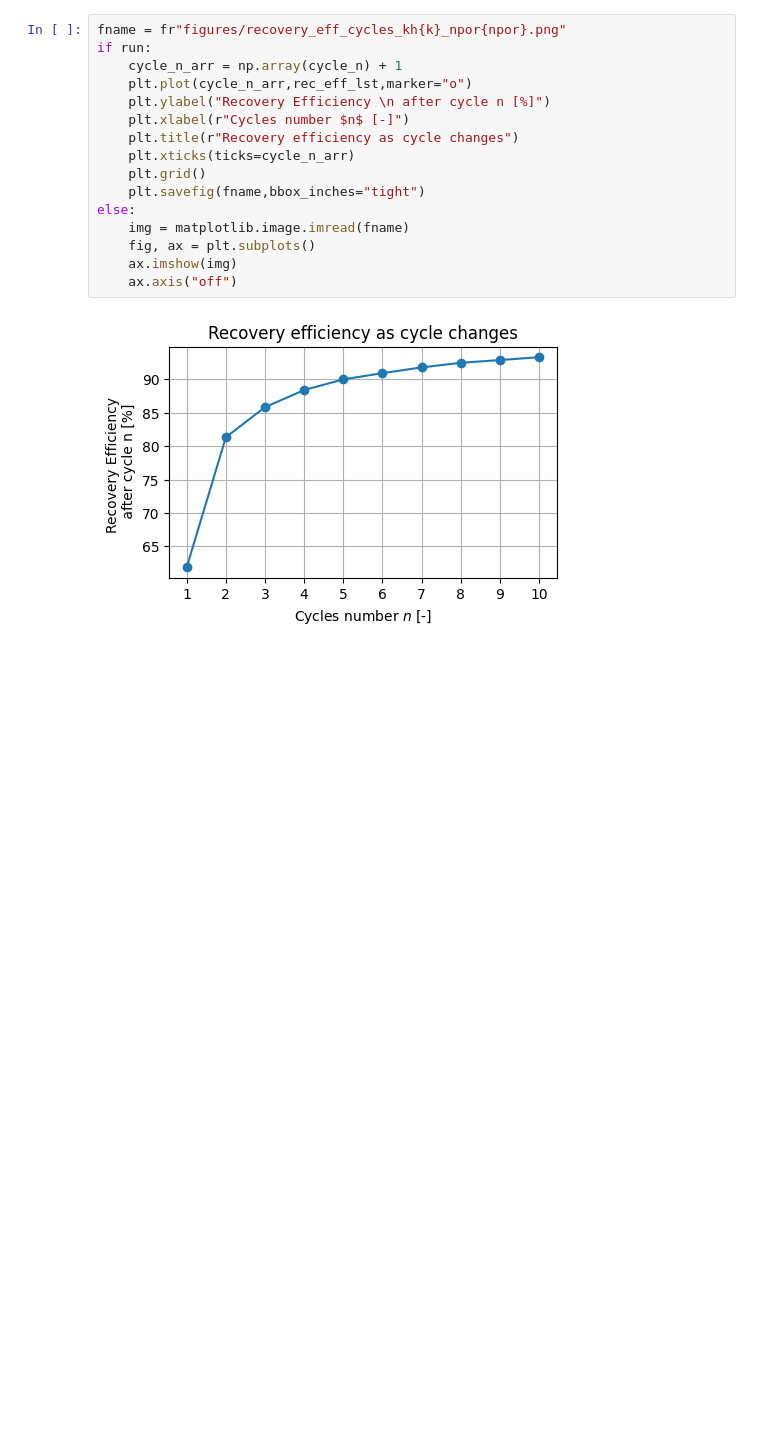
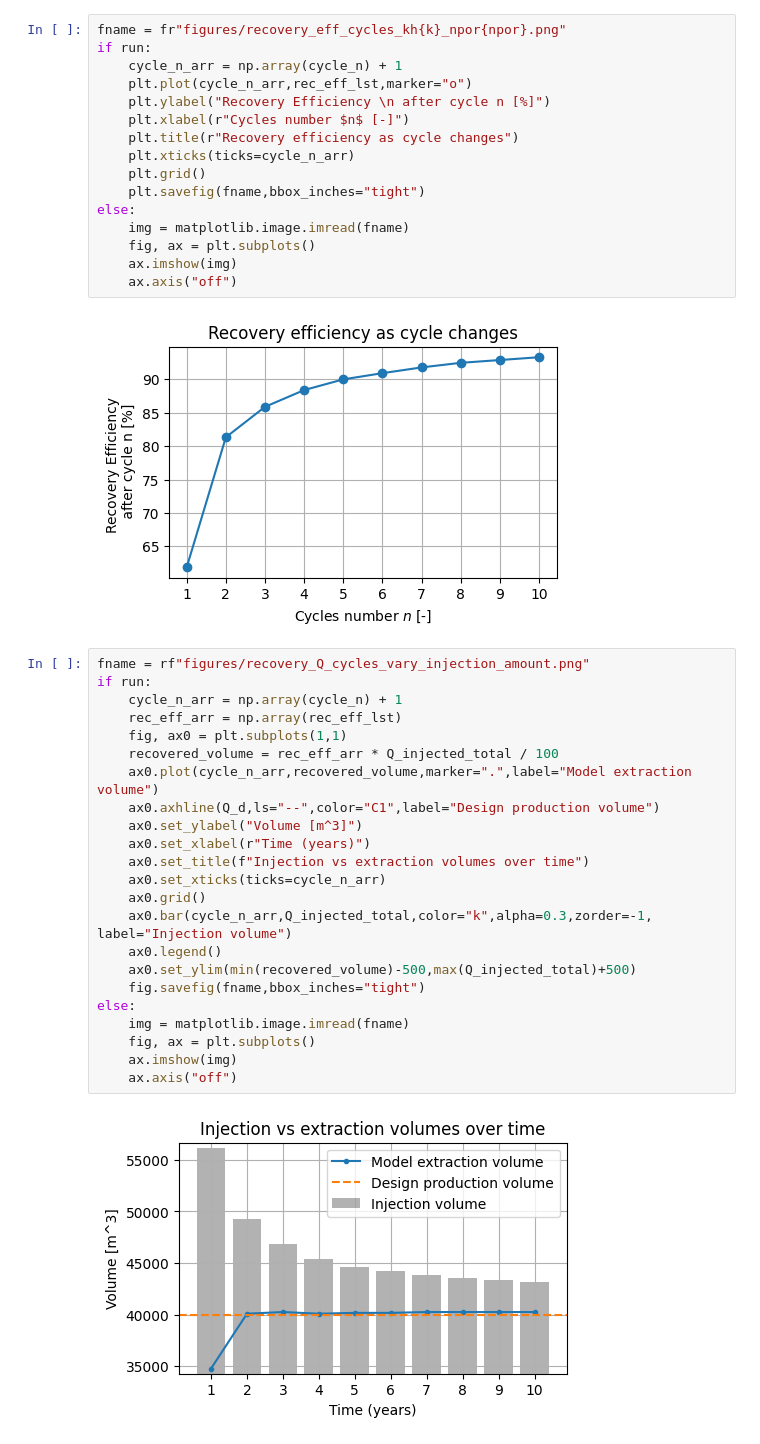
Before and after one commit to Daafip/design-ASR-CEGM2006, a Jupyter notebook: Model/changes_injection_scheme.ipynb, the cells around one changed output. Saved outputs shown, nothing was run; the diff lists cells and outputs as text; blank space fills up the shorter version.

```diff
--- a/Model/changes_injection_scheme.ipynb
+++ b/Model/changes_injection_scheme.ipynb
@@ -512,4 +507,29 @@ else:
     ax.axis("off")
 # %% [output]
 [figure]
+# %%
+fname = rf"figures/recovery_Q_cycles_vary_injection_amount.png"
+if run:
+    cycle_n_arr = np.array(cycle_n) + 1
+    rec_eff_arr = np.array(rec_eff_lst)
+    fig, ax0 = plt.subplots(1,1)
+    recovered_volume = rec_eff_arr * Q_injected_total / 100
+    ax0.plot(cycle_n_arr,recovered_volume,marker=".",label="Model extraction volume")
+    ax0.axhline(Q_d,ls="--",color="C1",label="Design production volume")
+    ax0.set_ylabel("Volume [m^3]")
+    ax0.set_xlabel(r"Time (years)")
+    ax0.set_title(f"Injection vs extraction volumes over time")
+    ax0.set_xticks(ticks=cycle_n_arr)
+    ax0.grid()
+    ax0.bar(cycle_n_arr,Q_injected_total,color="k",alpha=0.3,zorder=-1, label="Injection volume")
+    ax0.legend()
+    ax0.set_ylim(min(recovered_volume)-500,max(Q_injected_total)+500)
+    fig.savefig(fname,bbox_inches="tight")
+else:
+    img = matplotlib.image.imread(fname)
+    fig, ax = plt.subplots()
+    ax.imshow(img)
+    ax.axis("off")
+# %% [output]
+[figure, added]
 # %%
```
Also changed, not shown: parts of 8 cells of this notebook, 42 other files.
